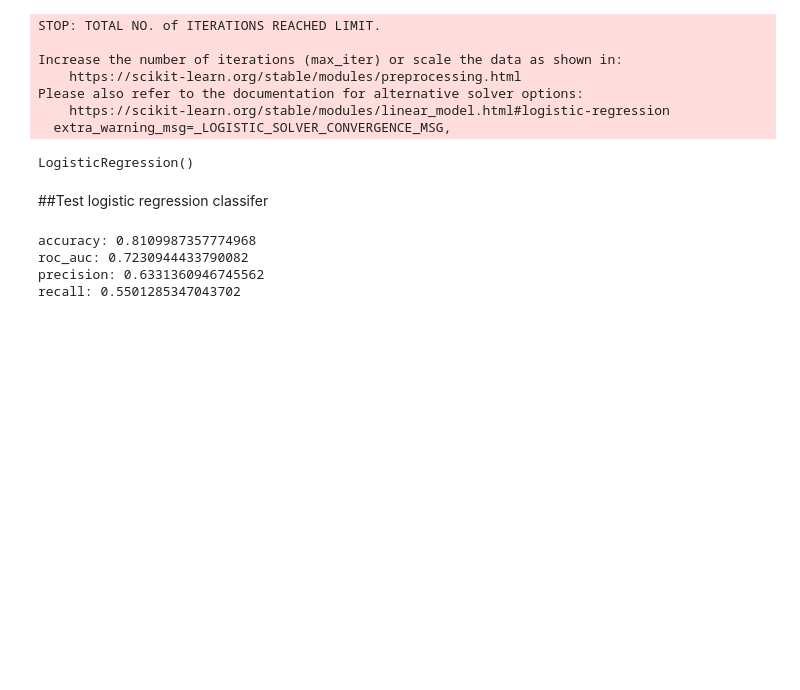
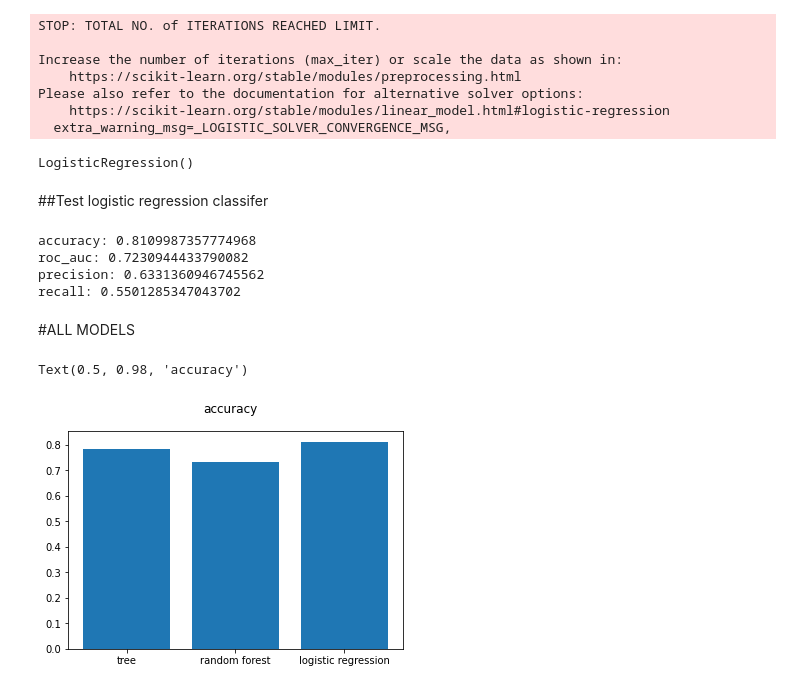
Before and after one commit to Kostia2004/DLScompetition, a Jupyter notebook: train.ipynb, the cells around one changed output. Cells and saved outputs as stored; diff of their text form; code cells hidden in the pictures; blank space fills up the shorter version.

Commit message:
models metrics visualisation

```diff
--- a/train.ipynb
+++ b/train.ipynb
@@ -158,6 +163,10 @@ recall: 0.5244215938303342
 # %%
-print('accuracy:', accuracy_score(y_test, tree_grid.predict(x_test))) #(TP+TN)/(TP+TN+FP+FN)
-print('roc_auc:', roc_auc_score(y_test, tree_grid.predict(x_test)))
-print('precision:', precision_score(y_test, tree_grid.predict(x_test))) #TP/(TP+FP)
-print('recall:', recall_score(y_test, tree_grid.predict(x_test))) #TP/(TP+FN)
+treegrid_acc = accuracy_score(y_test, tree_grid.predict(x_test))
+treegrid_roc = roc_auc_score(y_test, tree_grid.predict(x_test))
+treegrid_precision = precision_score(y_test, tree_grid.predict(x_test))
+treegrid_recall = recall_score(y_test, tree_grid.predict(x_test))
+print('accuracy:', treegrid_acc) #(TP+TN)/(TP+TN+FP+FN)
+print('roc_auc:', treegrid_roc)
+print('precision:', treegrid_precision) #TP/(TP+FP)
+print('recall:', treegrid_recall) #TP/(TP+FN)
 # %% [output]
@@ -194,8 +203,12 @@ from sklearn.metrics import precision_score
 from sklearn.metrics import recall_score
 
 rf_pred = RFclf.predict(x_test)
-print('accuracy:', accuracy_score(y_test, rf_pred))
-print('roc_auc:', roc_auc_score(y_test, rf_pred))
-print('precision:', precision_score(y_test, rf_pred))
-print('recall:', recall_score(y_test, rf_pred))
+rf_acc = accuracy_score(y_test, tree_pred)
+rf_roc =  roc_auc_score(y_test, tree_pred)
+rf_precision =  precision_score(y_test, tree_pred)
+rf_recall = recall_score(y_test, tree_pred)
+print('accuracy:', rf_acc)
+print('roc_auc:', rf_roc)
+print('precision:', rf_precision)
+print('recall:', rf_recall)
 # %% [output]
@@ -229,13 +242,27 @@ from sklearn.metrics import roc_auc_score
 from sklearn.metrics import precision_score
 from sklearn.metrics import recall_score
 
-tree_pred = LRclf.predict(x_test)
-print('accuracy:', accuracy_score(y_test, tree_pred))
-print('roc_auc:', roc_auc_score(y_test, tree_pred))
-print('precision:', precision_score(y_test, tree_pred))
-print('recall:', recall_score(y_test, tree_pred))
+lr_pred = LRclf.predict(x_test)
+lr_acc = accuracy_score(y_test, RL_pred)
+lr_roc = roc_auc_score(y_test, RL_pred)
+lr_precision = precision_score(y_test, RL_pred)
+lr_recall = recall_score(y_test, RL_pred)
+print('accuracy:', lr_acc)
+print('roc_auc:', lr_roc)
+print('precision:', lr_precision)
+print('recall:', lr_recall)
 # %% [output]
 accuracy: 0.8109987357774968
 roc_auc: 0.7230944433790082
 precision: 0.6331360946745562
 recall: 0.5501285347043702
+# %% [markdown]
+#ALL MODELS
+# %%
+models = ['tree', 'random forest', 'logistic regression']
+acc = [treegrid_acc, rf_acc, lr_acc]
+plt.bar(models, acc)
+plt.suptitle('accuracy')
+# %% [output]
+Text(0.5, 0.98, 'accuracy')
+[figure, added]
```
Also changed, not shown: parts of 8 cells of this notebook.
